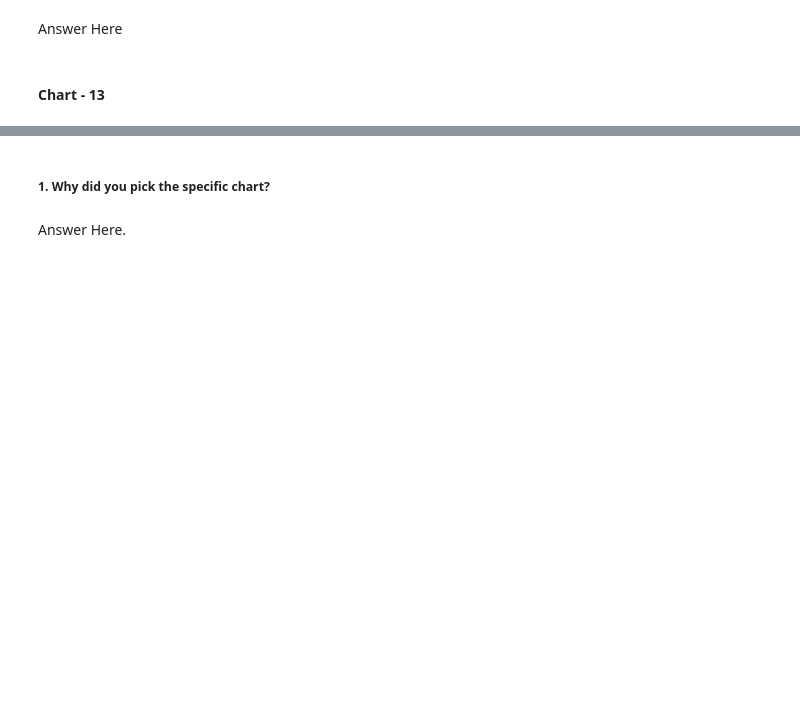
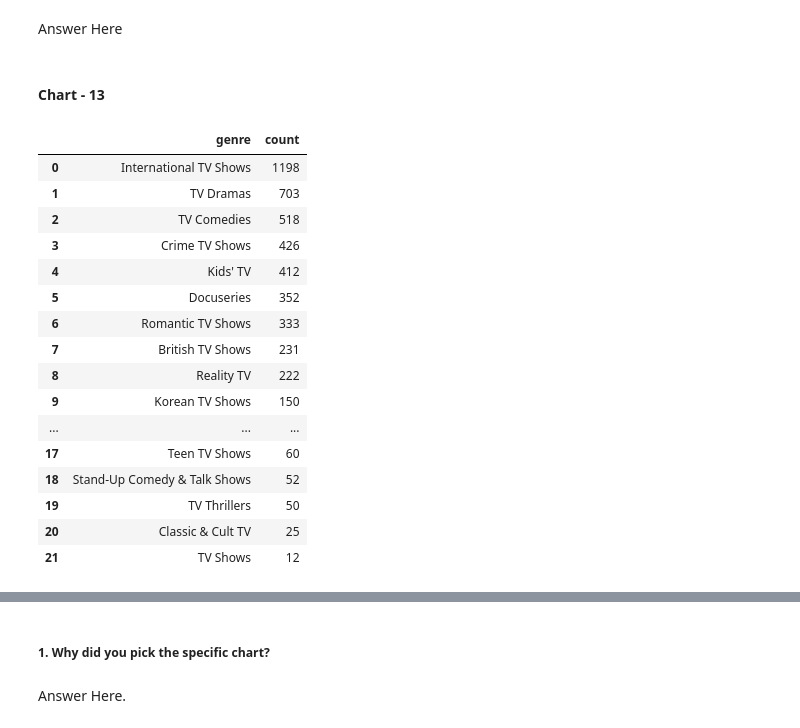
Before and after one commit to amol004/NETFLIX-MOVIES-AND-TV-SHOWS-CLUSTERING, a Jupyter notebook: NETFLIX_MOVIES_AND_TV_SHOWS_CLUSTERING.ipynb, the cells around one changed output, grey strips where cells are left out. Drawn from its saved outputs; the diff is of its cells as text; code cells hidden in the pictures; blank space fills up the shorter version.

```diff
--- a/NETFLIX_MOVIES_AND_TV_SHOWS_CLUSTERING.ipynb
+++ b/NETFLIX_MOVIES_AND_TV_SHOWS_CLUSTERING.ipynb
@@ -734,0 +736,20 @@ Answer Here
+# %%
+tv_genres
+# %% [output]
+|  | genre | count |
+| 0 | International TV Shows | 1198 |
+| 1 | TV Dramas | 703 |
+| 2 | TV Comedies | 518 |
+| 3 | Crime TV Shows | 426 |
+| 4 | Kids' TV | 412 |
+| 5 | Docuseries | 352 |
+| 6 | Romantic TV Shows | 333 |
+| 7 | British TV Shows | 231 |
+| 8 | Reality TV | 222 |
+| 9 | Korean TV Shows | 150 |
+| ... | ... | ... |
+| 17 | Teen TV Shows | 60 |
+| 18 | Stand-Up Comedy & Talk Shows | 52 |
+| 19 | TV Thrillers | 50 |
+| 20 | Classic & Cult TV | 25 |
+| 21 | TV Shows | 12 |
```
Also changed, not shown: parts of 3 cells of this notebook.
